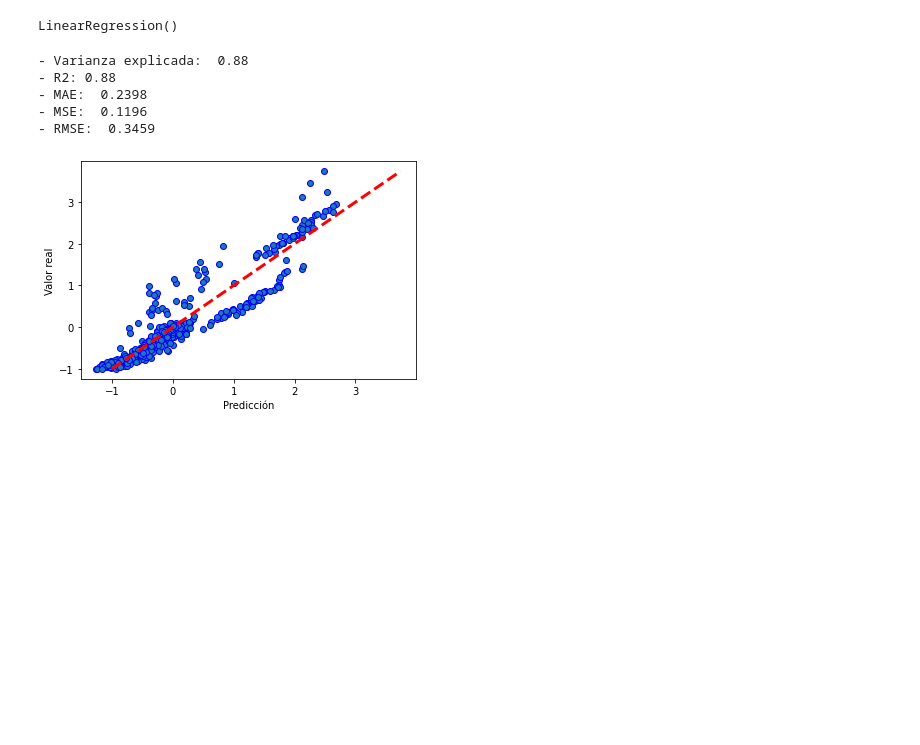
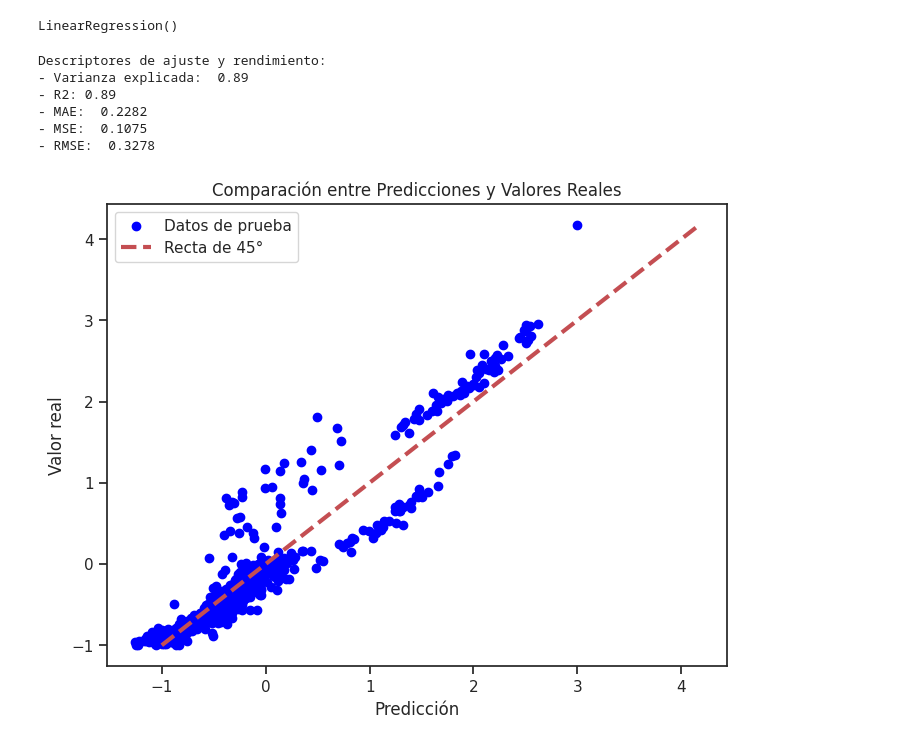
Before and after one commit to txusser/Master_IA_Sanidad, a Jupyter notebook: Modulo_2/2_3_4_Proyecto_Regresion_Lineal.ipynb, the cells around one changed output. Cells and saved outputs as stored; diff of their text form; code cells hidden in the pictures; blank space fills up the shorter version.

```diff
--- a/Modulo_2/2_3_4_Proyecto_Regresion_Lineal.ipynb
+++ b/Modulo_2/2_3_4_Proyecto_Regresion_Lineal.ipynb
@@ -59,11 +146 @@ sns.pairplot(df)
 El siguiente paso consiste en codificar las variables categóricas
-# %%
-# Para ello, recurriremos al método get_dummies de Pandas
-vars = ['sex', 'smoker', 'region']
-dummies = [pd.get_dummies(df[var]) for var in vars]
-df_d = pd.concat(dummies, axis=1)
-df_d.rename(columns={'no': 'non-smoker', 'yes': 'nicotian'}, inplace=True)
-df = df.drop(['sex','smoker','region'], axis=1)
-df_c = pd.concat([df, df_d], axis=1)
-# Vemos que nuestro nuevo dataset está correctamente configurados
-print(df_c.head())
@@ -107,6 +230,8 @@ sns.histplot(df_s["charges"])
 # %%
 # Aplicaremos la técnica PCA para identificar las variables más representativas
 from sklearn.decomposition import PCA
+df_s = df_c_scaled # Nuestro DataFrame de trabajo previamente procesado
+
 # Los nombres de las características se identifican en las cabeceras de las columnas
 features = df_s.columns
 X = df_s[features]
@@ -115,6 +240,7 @@ X = df_s[features]
 pca = PCA(n_components=len(features), random_state=2020)
 pca.fit(X)
 X_pca = pca.transform(X)
+
 # Representamos en un gráfico el procentaje de varianza frente al número de componentes
 plt.plot(np.cumsum(pca.explained_variance_ratio_ * 100))
 plt.xlabel("Número de componenetes")
@@ -125,10 +251,17 @@ Text(0, 0.5, 'Porcentaje de varianza explicado')
 # %%
-# Nos quedamos con las 6 variables que explican más del 90% de la varianza
+# Creamos una instancia de PCA con 6 componentes principales
 pca_s = PCA(n_components=6, random_state=2020)
+
+# Ajustamos el modelo PCA a los datos originales
 pca_s.fit(X)
-# Obtenemos el conjunto transformado que incorpora las variables más explicativas
+
+# Transformamos los datos originales utilizando las componentes principales
 X_pca_s = pca_s.transform(X)
-cols = ['PCA' + str(i) for i in range(6)]
+
+# Creamos un nuevo DataFrame con los datos transformados
+cols = ['PCA' + str(i) for i in range(1, 7)]  # Cambiado para que las componentes sean del 1 al 6
 df_pca = pd.DataFrame(X_pca_s, columns=cols)
-print("Datos para las 6 componentes principales:\n", df_pca)
+
+# Finalmente observamos el conjunto de datos transformado con las 6 componentes principales
+console.log(f"Datos para las 6 componentes principales:{df_pca}", style="bold yellow")
 # %% [output]
@@ -177,35 +318,46 @@ lm.fit(X_train, y_train)
 # %% [output]
 LinearRegression()
 # %%
-# Para obtener descriptores del ajuste utilizamos funciones de Sci-kit learn y
-# calculamos las predicciones del modelo sobre el conjunto de prueba
+from sklearn import metrics
+import numpy as np
 
-from sklearn import metrics
+# Calculamos las predicciones del modelo sobre el conjunto de prueba
 y_pred = lm.predict(X_test)
 
+# Calculamos descriptores de ajuste y rendimiento del modelo
 evar = metrics.explained_variance_score(y_test, y_pred)
 r2 = metrics.r2_score(y_test, y_pred)
 mae = metrics.mean_absolute_error(y_test, y_pred)
 mse = metrics.mean_squared_error(y_test, y_pred)
+rmse = np.sqrt(mse)
 
+# finalemente, imprimimos por pantall los descriptores de ajuste y rendimiento
+print("Descriptores de ajuste y rendimiento:")
 print('- Varianza explicada: ', round(evar, 2))
-print("- R2:", round(r2, 2))
+print('- R2:', round(r2, 2))
 print('- MAE: ', round(mae, 4))
-print('- MSE: ', round(mse,4))
-print('- RMSE: ', round(np.sqrt(mse), 4))
+print('- MSE: ', round(mse, 4))
+print('- RMSE: ', round(rmse, 4))
 # %% [output]
-- Varianza explicada:  0.88
-- R2: 0.88
-- MAE:  0.2398
-- MSE:  0.1196
-- RMSE:  0.3459
+Descriptores de ajuste y rendimiento:
+- Varianza explicada:  0.89
+- R2: 0.89
+- MAE:  0.2282
+- MSE:  0.1075
+- RMSE:  0.3278
 # %%
-# Finalmente representamos la recta de regresión del modelo
-fig, ax = plt.subplots()
-ax.scatter(y_pred, y_test, edgecolors=(0, 0, 1))
-ax.plot([y_test.min(), y_test.max()], [y_test.min(), y_test.max()], 'r--', lw=3)
+# Para terminar, representamos las predicciones del modelo en una gráfica:
+
+# Scatter plot de predicciones vs. valores reales
+fig, ax = plt.subplots(figsize=(8, 6))
+ax.scatter(y_pred, y_test, color='blue', edgecolors=(0, 0, 1), label='Datos de prueba')
+ax.plot([y_test.min(), y_test.max()], [y_test.min(), y_test.max()], 'r--', lw=3, label='Recta de 45°')
+
+# Etiquetas y título del gráfico
 ax.set_xlabel('Predicción')
 ax.set_ylabel('Valor real')
+ax.set_title('Comparación entre Predicciones y Valores Reales')
+ax.legend()
 plt.show()
 # %% [output]
-[figure, old version]
+[figure, new version]
```
Also changed, not shown: parts of 20 cells of this notebook.
